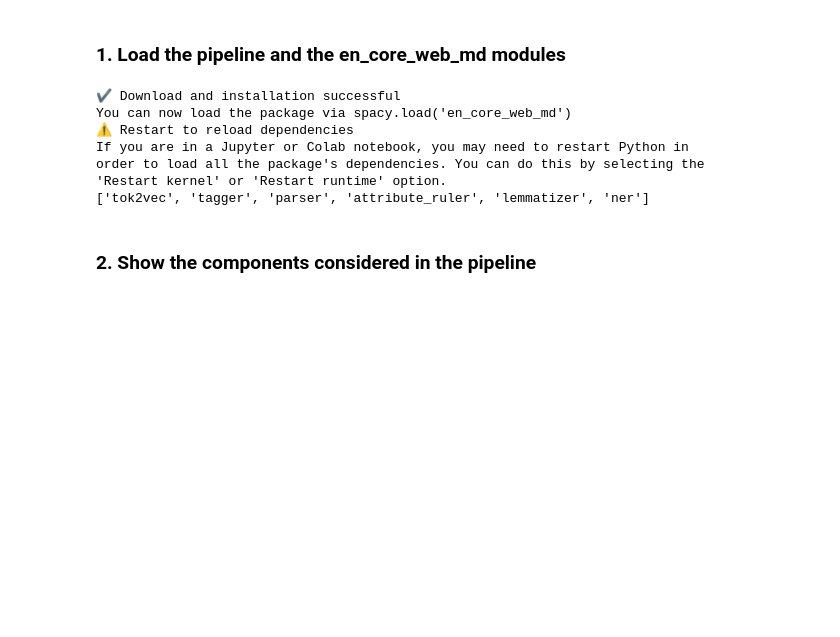
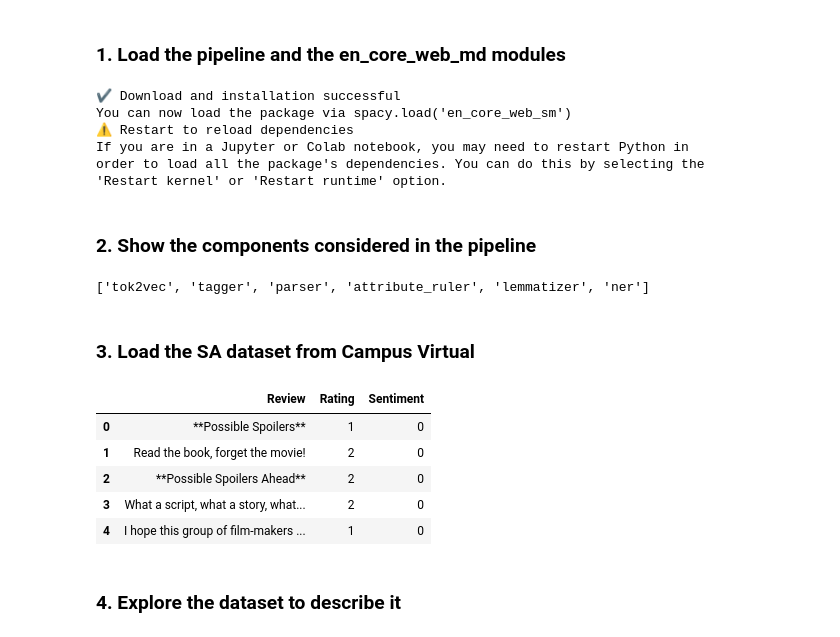
Before and after one commit to Neilus03/NLP-2024, a Jupyter notebook: LAB5_LSTM_for_sentiment_analysis.ipynb, the cells around one changed output. Cells and saved outputs as stored; diff of their text form; code cells hidden in the pictures; blank space fills up the shorter version.

```diff
--- a/LAB5_LSTM_for_sentiment_analysis.ipynb
+++ b/LAB5_LSTM_for_sentiment_analysis.ipynb
@@ -20,18 +22,37 @@ models
 #Load the pipeline and the en_core_web_md modules
 import spacy
 
-spacy.cli.download("en_core_web_md")
-nlp = spacy.load("en_core_web_md")
-
-#Show the components considered in the pipeline
-print(nlp.pipe_names)
+spacy.cli.download("en_core_web_sm")
+nlp = spacy.load("en_core_web_sm")
 # %% [output]
 ✔ Download and installation successful
-You can now load the package via spacy.load('en_core_web_md')
+You can now load the package via spacy.load('en_core_web_sm')
 ⚠ Restart to reload dependencies
 If you are in a Jupyter or Colab notebook, you may need to restart Python in
 order to load all the package's dependencies. You can do this by selecting the
 'Restart kernel' or 'Restart runtime' option.
-['tok2vec', 'tagger', 'parser', 'attribute_ruler', 'lemmatizer', 'ner']
 # %% [markdown]
 ### 2. Show the components considered in the pipeline
+# %%
+#Show the components considered in the pipeline
+print(nlp.pipe_names)
+# %% [output]
+['tok2vec', 'tagger', 'parser', 'attribute_ruler', 'lemmatizer', 'ner']
+# %% [markdown]
+### 3. Load the SA dataset from Campus Virtual
+# %%
+#Load the SA dataset from Campus Virtual
+import pandas as pd
+
+sadataset = pd.read_csv("./contents/SA_dataset.csv")
+# %%
+sadataset.head()
+# %% [output]
+|  | Review | Rating | Sentiment |
+| 0 | **Possible Spoilers** | 1 | 0 |
+| 1 | Read the book, forget the movie! | 2 | 0 |
+| 2 | **Possible Spoilers Ahead** | 2 | 0 |
+| 3 | What a script, what a story, what... | 2 | 0 |
+| 4 | I hope this group of film-makers ... | 1 | 0 |
+# %% [markdown]
+### 4. Explore the dataset to describe it
```
Also changed, not shown: parts of 20 cells of this notebook, 2 other files.
